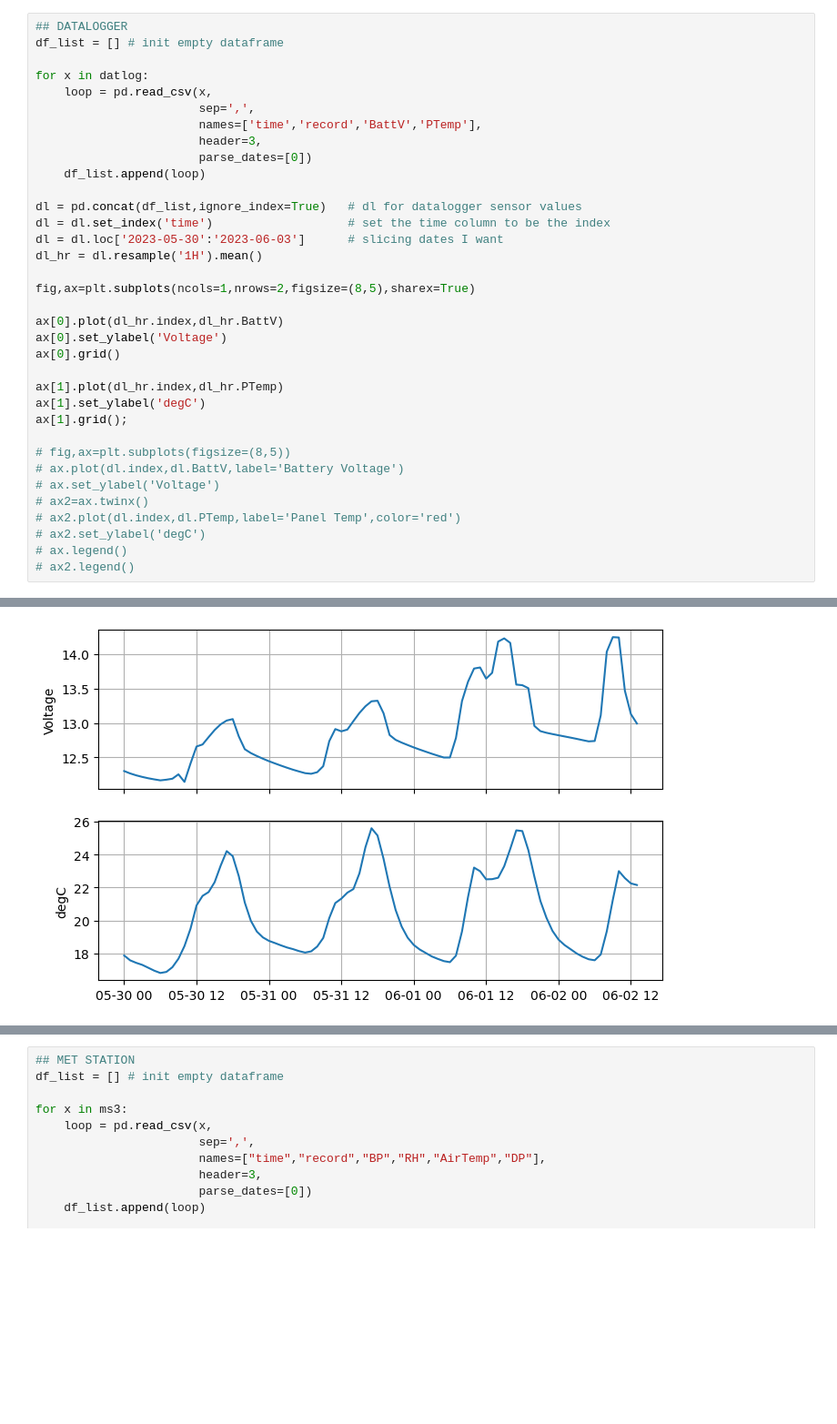
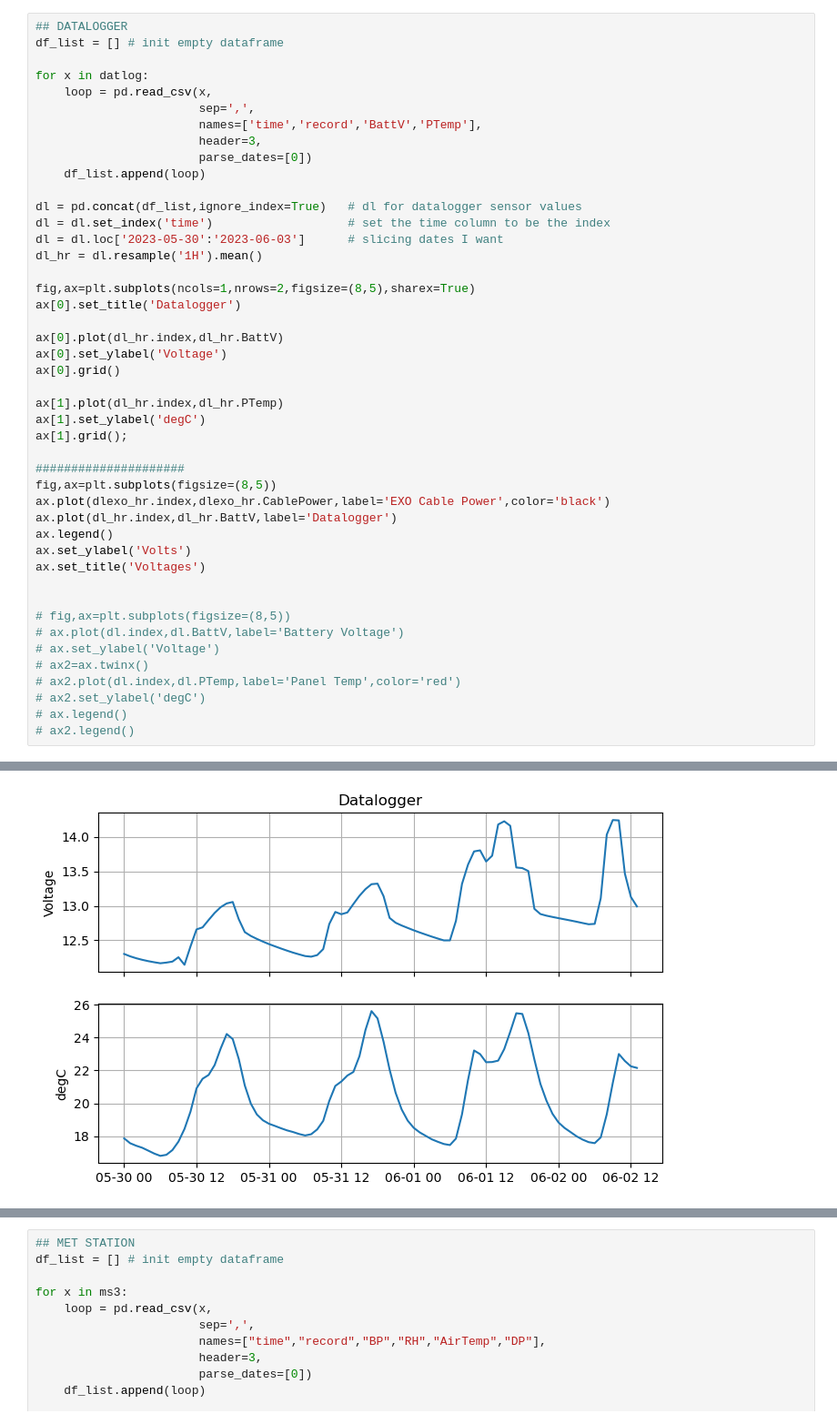
Before and after one commit to sscopazzi/Cal_Poly_Maritime_Academy_Research_Buoy, a Jupyter notebook: python_code/deployment_test.ipynb, the cells around one changed output, grey strips where cells are left out. Shown at 91% size. Saved outputs shown, nothing was run; the diff lists cells and outputs as text; blank space fills up the shorter version.

```diff
--- a/python_code/deployment_test.ipynb
+++ b/python_code/deployment_test.ipynb
@@ -57,6 +73,7 @@ dl = dl.loc['2023-05-30':'2023-06-03']      # slicing dates I want
 dl_hr = dl.resample('1H').mean()
 
 fig,ax=plt.subplots(ncols=1,nrows=2,figsize=(8,5),sharex=True)
+ax[0].set_title('Datalogger')
 
 ax[0].plot(dl_hr.index,dl_hr.BattV)
 ax[0].set_ylabel('Voltage')
@@ -66,6 +83,15 @@ ax[1].plot(dl_hr.index,dl_hr.PTemp)
 ax[1].set_ylabel('degC')
 ax[1].grid();
 
+#####################
+fig,ax=plt.subplots(figsize=(8,5))
+ax.plot(dlexo_hr.index,dlexo_hr.CablePower,label='EXO Cable Power',color='black')
+ax.plot(dl_hr.index,dl_hr.BattV,label='Datalogger')
+ax.legend()
+ax.set_ylabel('Volts')
+ax.set_title('Voltages')
+
+
 # fig,ax=plt.subplots(figsize=(8,5))
 # ax.plot(dl.index,dl.BattV,label='Battery Voltage')
 # ax.set_ylabel('Voltage')
@@ -78 +105 @@ ax[1].grid();
-[figure, old version]
+[figure, new version]
```
Also changed, not shown: parts of 6 cells of this notebook.
